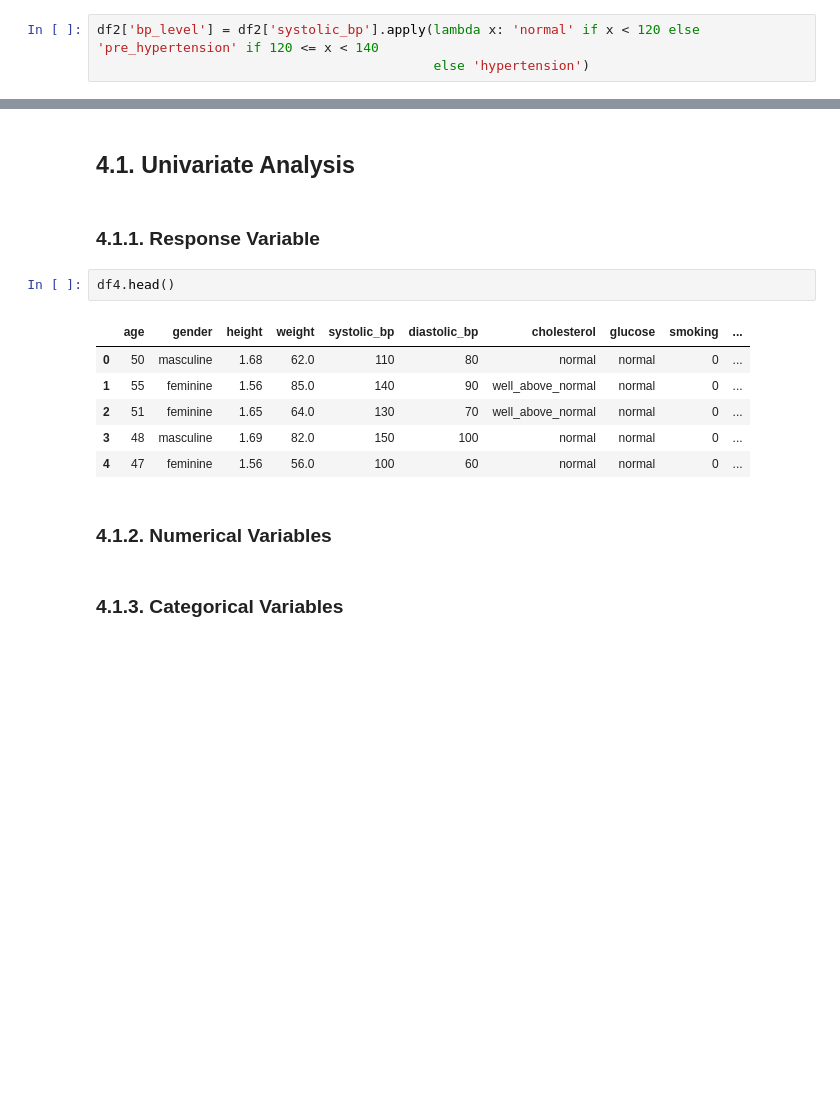
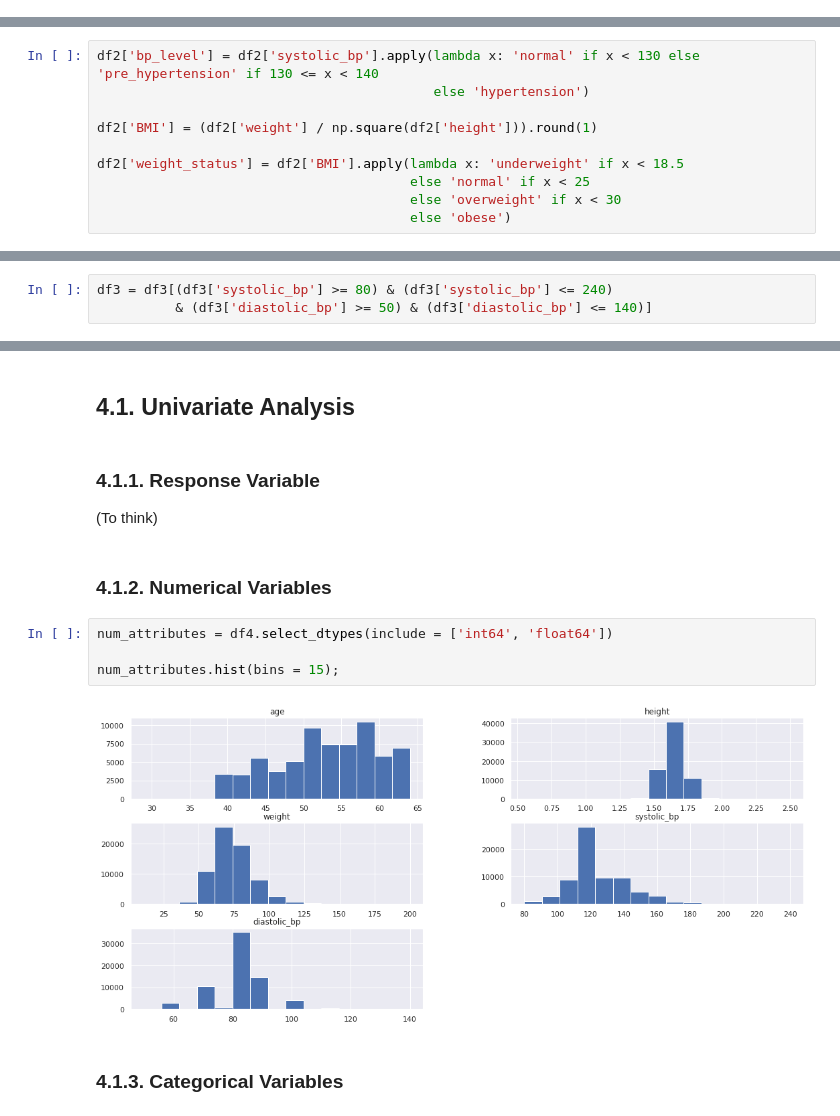
Before and after one commit to diandramelo/Cardio_Catch_Diseases, a Jupyter notebook: v04-Cardio_Catch_Diseases.ipynb, the cells around one changed output, grey strips where cells are left out. Saved outputs shown, nothing was run; the diff lists cells and outputs as text; blank space fills up the shorter version.

```diff
--- a/v04-Cardio_Catch_Diseases.ipynb
+++ b/v04-Cardio_Catch_Diseases.ipynb
@@ -244,3 +257,0 @@ df2.head()
-# %%
-df2['bp_level'] = df2['systolic_bp'].apply(lambda x: 'normal' if x < 120 else 'pre_hypertension' if 120 <= x < 140
-                                           else 'hypertension')
@@ -259,3 +270,13 @@ df2['glucose'] = df2['glucose'].apply(lambda x: 'normal' if x == 1 else 'above_n
+# %%
+df2['bp_level'] = df2['systolic_bp'].apply(lambda x: 'normal' if x < 130 else 'pre_hypertension' if 130 <= x < 140
+                                           else 'hypertension')
+
+df2['BMI'] = (df2['weight'] / np.square(df2['height'])).round(1)
+
+df2['weight_status'] = df2['BMI'].apply(lambda x: 'underweight' if x < 18.5
+                                        else 'normal' if x < 25
+                                        else 'overweight' if x < 30
+                                        else 'obese')
 # %% [markdown]
 # 3. VARIABLE FILTERING
 # %%
@@ -266,3 +286,6 @@ Not necessary
+# %%
+df3 = df3[(df3['systolic_bp'] >= 80) & (df3['systolic_bp'] <= 240)
+          & (df3['diastolic_bp'] >= 50) & (df3['diastolic_bp'] <= 140)]
 # %% [markdown]
 ## 3.2. Columns Selection
 # %%
@@ -275,16 +298,14 @@ df4 = df3.copy()
 ## 4.1. Univariate Analysis
 # %% [markdown]
 ### 4.1.1. Response Variable
+(To think)
-# %%
-df4.head()
-# %% [output]
-|  | age | gender | height | weight | systolic_bp | diastolic_bp | cholesterol | glucose | smoking | ... |
-| 0 | 50 | masculine | 1.68 | 62.0 | 110 | 80 | normal | normal | 0 | ... |
-| 1 | 55 | feminine | 1.56 | 85.0 | 140 | 90 | well_above_normal | normal | 0 | ... |
-| 2 | 51 | feminine | 1.65 | 64.0 | 130 | 70 | well_above_normal | normal | 0 | ... |
-| 3 | 48 | masculine | 1.69 | 82.0 | 150 | 100 | normal | normal | 0 | ... |
-| 4 | 47 | feminine | 1.56 | 56.0 | 100 | 60 | normal | normal | 0 | ... |
 # %% [markdown]
 ### 4.1.2. Numerical Variables
+# %%
+num_attributes = df4.select_dtypes(include = ['int64', 'float64'])
+
+num_attributes.hist(bins = 15);
+# %% [output]
+[figure, added]
 # %% [markdown]
 ### 4.1.3. Categorical Variables
```
Also changed, not shown: parts of 33 cells of this notebook.
